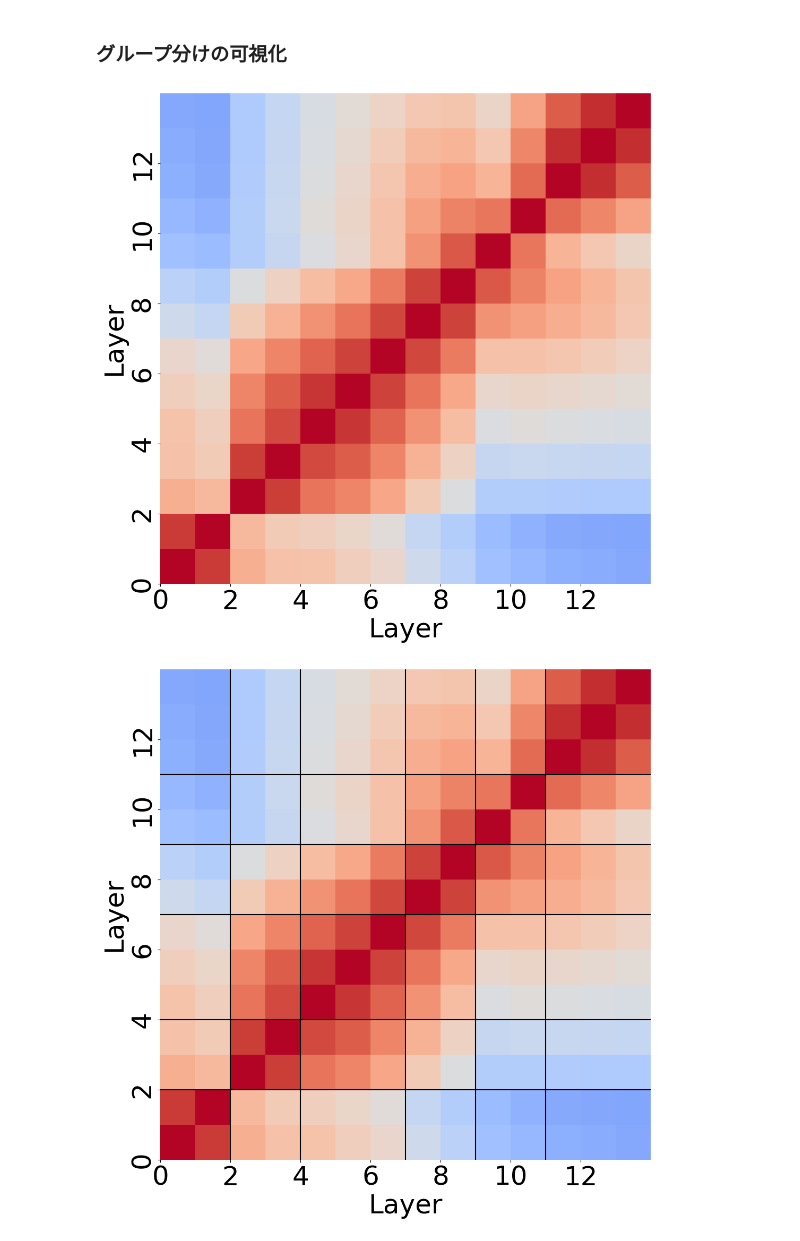
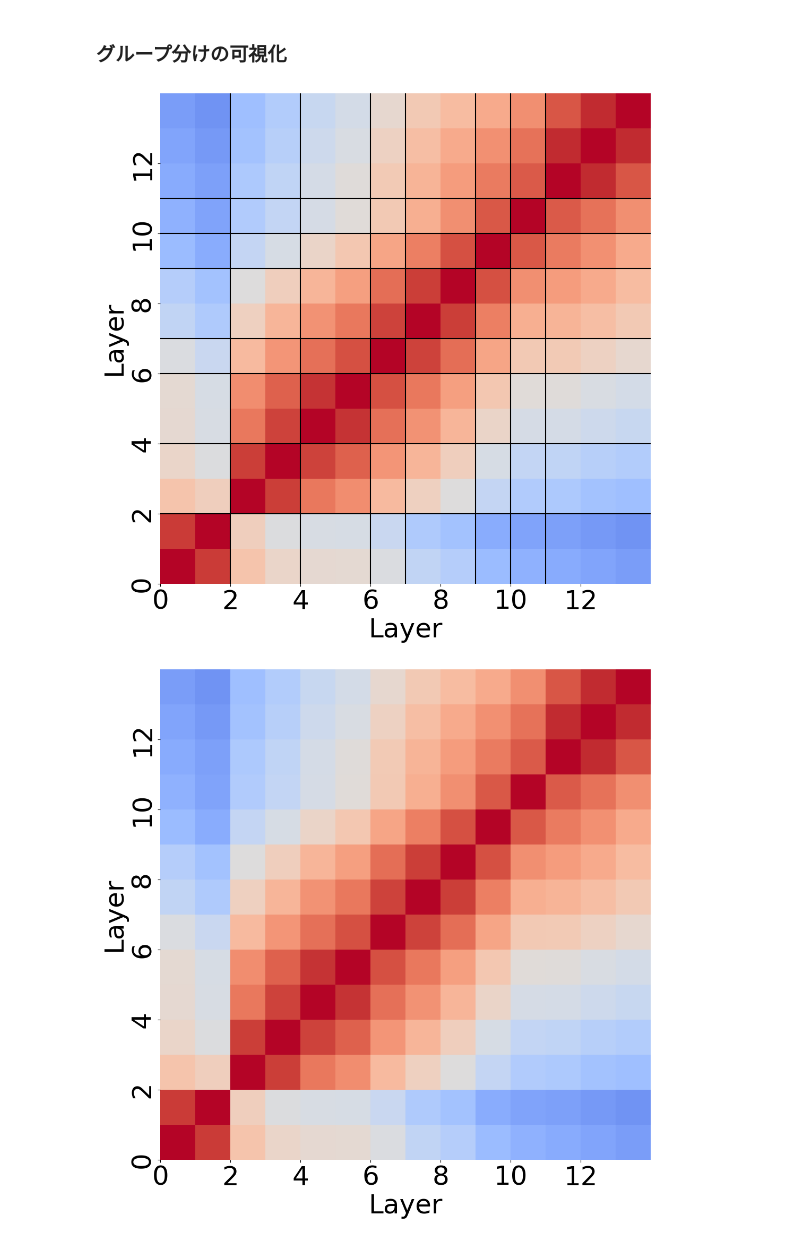
Before and after one commit to Komatsunabok/strkd0928, a Jupyter notebook: visualize/viz_ckaMtrics.ipynb, the cells around one changed output. Cells and saved outputs as stored; diff of their text form; code cells hidden in the pictures.

Commit message:
viz cka/ added commands/ added opt.student_grouping

```diff
--- a/visualize/viz_ckaMtrics.ipynb
+++ b/visualize/viz_ckaMtrics.ipynb
@@ -914,9 +927,9 @@ model_name = "vgg16_bn-cifar100-trial_0-epochs_240-bs_64-20251014_162623"
 
 feat_list = get_feature('cifar100', model_name,
                    gpu=None, batch_size=64, num_workers=2, teacher=True)
-for idx, f in enumerate(feat_list):
-    print(idx, f.shape)
-    print(f)
+# for idx, f in enumerate(feat_list):
+#     print(idx, f.shape)
+#     print(f)
 
 cka_mat = compute_cka_matrix(feat_list)
 # %% [output]
@@ -965,33 +979,41 @@ Checking layer: block0.0
 # %%
 layer_names = [f"{i}" for i in range(len(feat_list))]
 
 df = pd.DataFrame(cka_mat, index=layer_names, columns=layer_names)
 
-plot_cka(df, title=None, xlabel="Layer", ylabel="Layer", figsize=(12, 12))
+# plot_cka(df, title=None, xlabel="Layer", ylabel="Layer", figsize=(12, 12))
 
 # === プロット ===
 
 fig, ax = plt.subplots(figsize=(12, 12))
 
+plot_cka(df, title=None, xlabel="Layer", ylabel="Layer", figsize=(12, 12))
+
 group_vgg = [[0,1],[2,3],[4,5,6],[7,8],[9,10],[11,12,13]]
 # group_resnet = [[0, 1, 2, 3, 5], [4, 6, 7, 8, 9, 10, 11, 12, 13, 14, 15, 16, 17, 18, 19, 20, 21, 22, 23, 24, 25], [26, 27, 28, 29, 30, 31, 32, 33, 34]]
+
+group = [[0, 1], [2, 3], [4, 5, 6], [7, 8], [9, 10], [11, 12, 13]] # vgg16_bn
+# group = [[0, 1, 2], [3, 4, 5, 6, 7], [8, 9, 10, 11, 12], [13, 14, 15]] # resnet14x2
+
+group = [[0, 1], [2, 3], [4, 5], [6], [7, 8], [9], [10], [11, 12, 13]] # vgg16_bn (細かく分けた例)
+# group = [[0], [1, 2], [3], [4, 5, 6, 7], [8, 9, 10, 11, 12], [13, 14, 15]] # resnet14x2 (細かく分けた例)
 
 # 1) 固定範囲（CKAなら普通は 0-1）
 plot_cka_with_groups(
     df=df,
-    sorted_groups=group_vgg,
+    sorted_groups=group,
     ax=ax,
     tick_step=2,
     vmin=0, vmax=1,            # ← 修正点
     layer_names=layer_names,
     title=None,
     xlabel="Layer", ylabel="Layer",
 )
 
 plt.show()
 # %% [output]
-[figure, old version]
+[figure, new version]
-[figure, old version]
+[figure, new version]
 # %%
 # model_name = "vgg16_bn-cifar100-trial_0-epochs_240-bs_64-20251014_162623"
 
```
Also changed, not shown: parts of 12 cells of this notebook, 4 other files.
